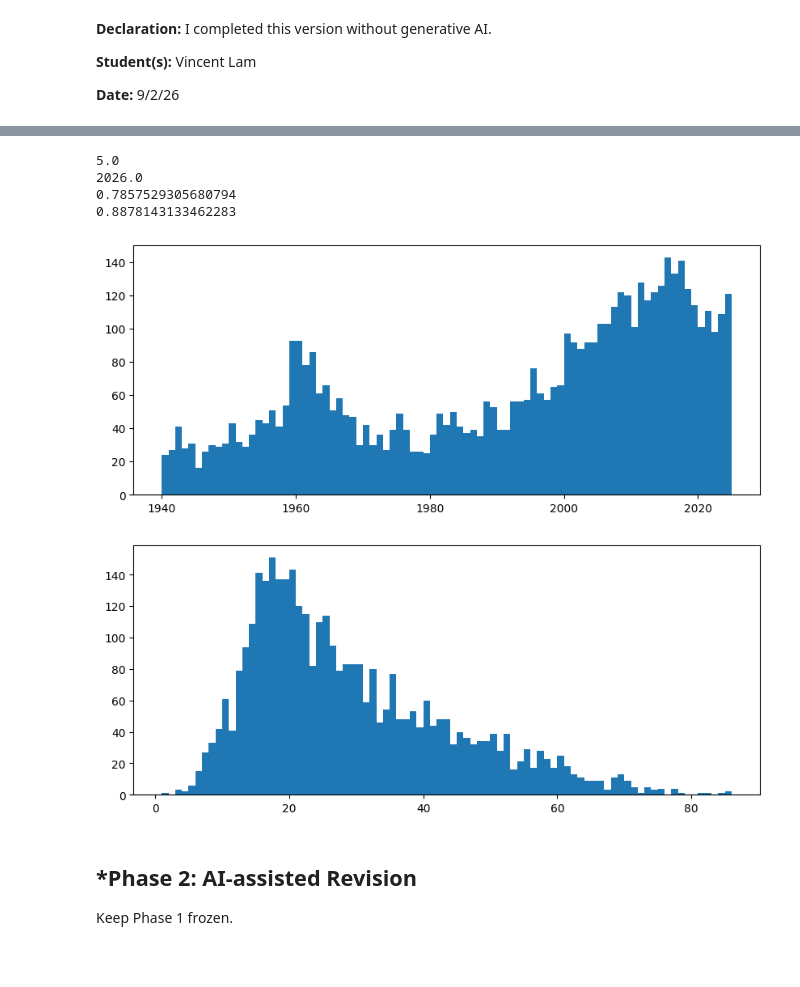
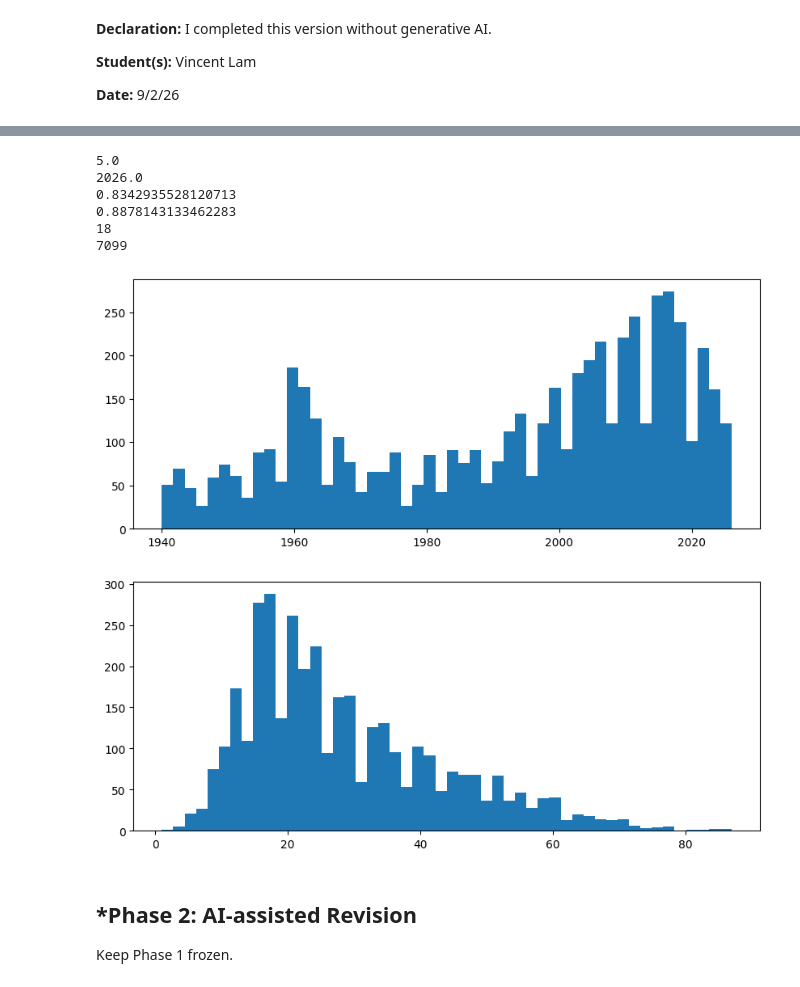
Before and after one commit to Vincent-L0/A01-data-wrangling, a Jupyter notebook: notebook.ipynb, the cells around one changed output, grey strips where cells are left out. Drawn from its saved outputs; the diff is of its cells as text; code cells hidden in the pictures; blank space fills up the shorter version.

```diff
--- a/notebook.ipynb
+++ b/notebook.ipynb
@@ -81,12 +81,12 @@ import pandas as pd
 import matplotlib.pyplot as plt
 
 # create dataframe using sharks csv file
-df_sharks = pd.read_csv('/content/GSAF5(Sheet1-GSAF).csv')
+df_sharks = pd.read_excel('/content/GSAF5.xls')
 
 df_sharks['Year'] = pd.to_numeric(df_sharks['Year'])
 
 # drop rows with incorrect year values (0000)
-df_sharksclean = df_sharks[df_sharks['Year'] != 0000]
+df_sharksclean = df_sharks[df_sharks['Year'] != 0000].copy()
 
 # drop rows with missing values
 df_sharksclean = df_sharksclean.dropna(subset = ['Year'])
@@ -101,54 +101,62 @@ print(maxYear)
 # Year ranges from 5 to 2026
 
 # drop rows with years before 1940
-df_sharks_past1940 = df_sharksclean[df_sharksclean['Year'] >= 1940]
+df_sharks_past1940 = df_sharksclean[df_sharksclean['Year'] >= 1940].copy()
 
 # create histogram based on the number of shark attacks each year
 plt.figure(figsize=(10,4))
 minYear_1940 = int(df_sharks_past1940['Year'].min())
 maxYear_1940 = int(df_sharks_past1940['Year'].max())
 plt.hist(df_sharks_past1940['Year'],
-         bins = range(minYear_1940, maxYear_1940))
-
+         bins = 50)
 # shark attacks are increasing in frequency over time
 
 # clean age column, drop rows with ? for age and remove 's, +, and non-numeric ages
 df_sharks_past1940 = df_sharks_past1940[df_sharks_past1940['Age'] != '?']
-df_sharks_past1940['Age'] = df_sharks_past1940['Age'].str.replace("'s",'')
-df_sharks_past1940['Age'] = df_sharks_past1940['Age'].str.replace("+",'')
+df_sharks_past1940['Age'] = df_sharks_past1940['Age'].replace("'s",'')
+df_sharks_past1940['Age'] = df_sharks_past1940['Age'].replace("+",'')
 
 # convert to numeric
 df_sharks_past1940['Age'] = pd.to_numeric(df_sharks_past1940['Age'], errors = 'coerce').dropna()
 
 # create histogram based on the age of victims
 plt.figure(figsize=(10,4))
 minAge_1940 = int(df_sharks_past1940['Age'].min())
 maxAge_1940 = int(df_sharks_past1940['Age'].max())
 plt.hist(df_sharks_past1940['Age'],
-         bins = range(minAge_1940, maxAge_1940))
+         bins = 50)
+
+# remove observations with missing gender
+df_sharks_past1940_genderclean = df_sharks_past1940.copy()
+df_sharks_past1940_genderclean = df_sharks_past1940.dropna(subset = ['Age'])
 
 # calculate proportion of male victims
-print((df_sharks_past1940['Sex'] == "M").sum()/len(df_sharks_past1940))
+print((df_sharks_past1940_genderclean['Sex'] == "M").sum()/len(df_sharks_past1940_genderclean))
 
-# 0.79 is the proportion of male victims
+# 0.83 is the proportion of male victims
 
 # define allowed types
 allowed_types = ['Provoked', 'Unprovoked', 'Unknown']
 
 # remove non-allowed types
-df_sharks_past1940_typefilter = df_sharks_past1940[df_sharks_past1940['Type'].isin(allowed_types)]
+df_sharks_past1940_typefilter = df_sharks_past1940[df_sharks_past1940['Type'].isin(allowed_types)].copy()
 
 # calculate proportion of unprovoked victims
 print((df_sharks_past1940_typefilter['Type'] == "Unprovoked").sum()/len(df_sharks_past1940_typefilter))
 
 # 0.89 is the proportion of unprovoked victims
+df = pd.read_excel('/content/GSAF5.xls')
+print(df['Type'].isna().sum())
+print(df['Type'].count())
 # %% [output]
 5.0
 2026.0
-0.7857529305680794
+0.8342935528120713
 0.8878143133462283
+18
+7099
-[figure, old version]
+[figure, new version]
-[figure, old version]
+[figure, new version]
 # %% [markdown]
 ## *Phase 2: AI-assisted Revision
 Keep Phase 1 frozen.
```
Also changed, not shown: parts of 1 cell of this notebook.
